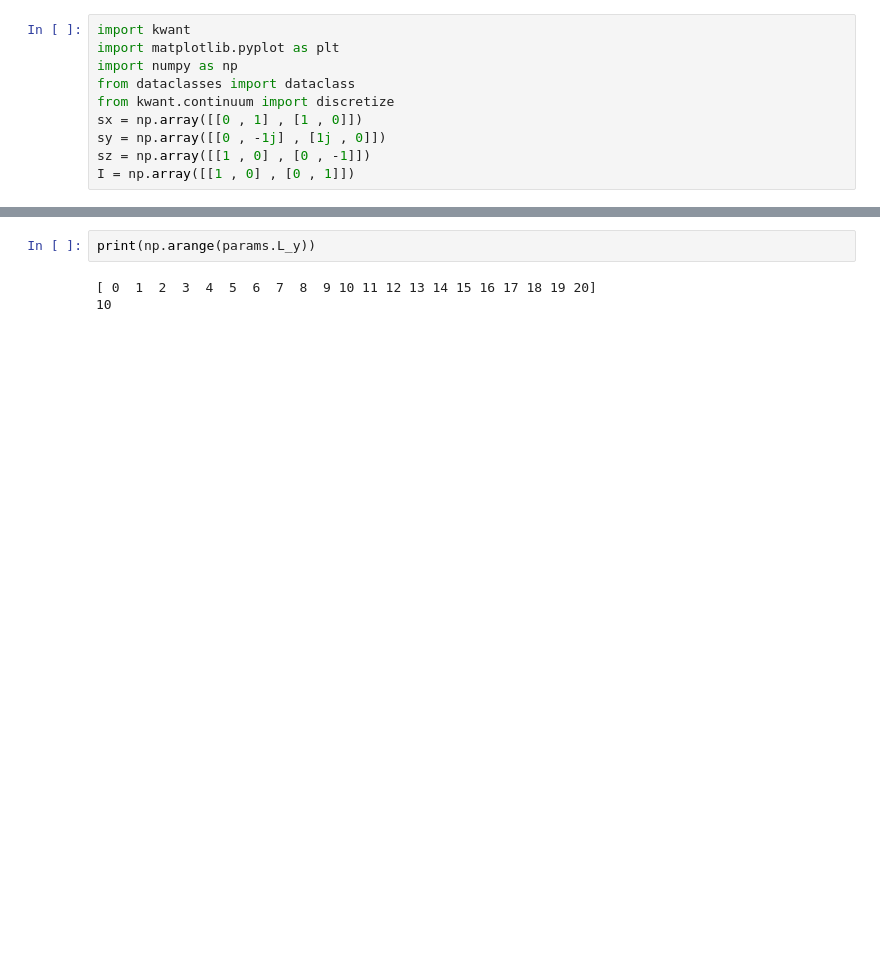
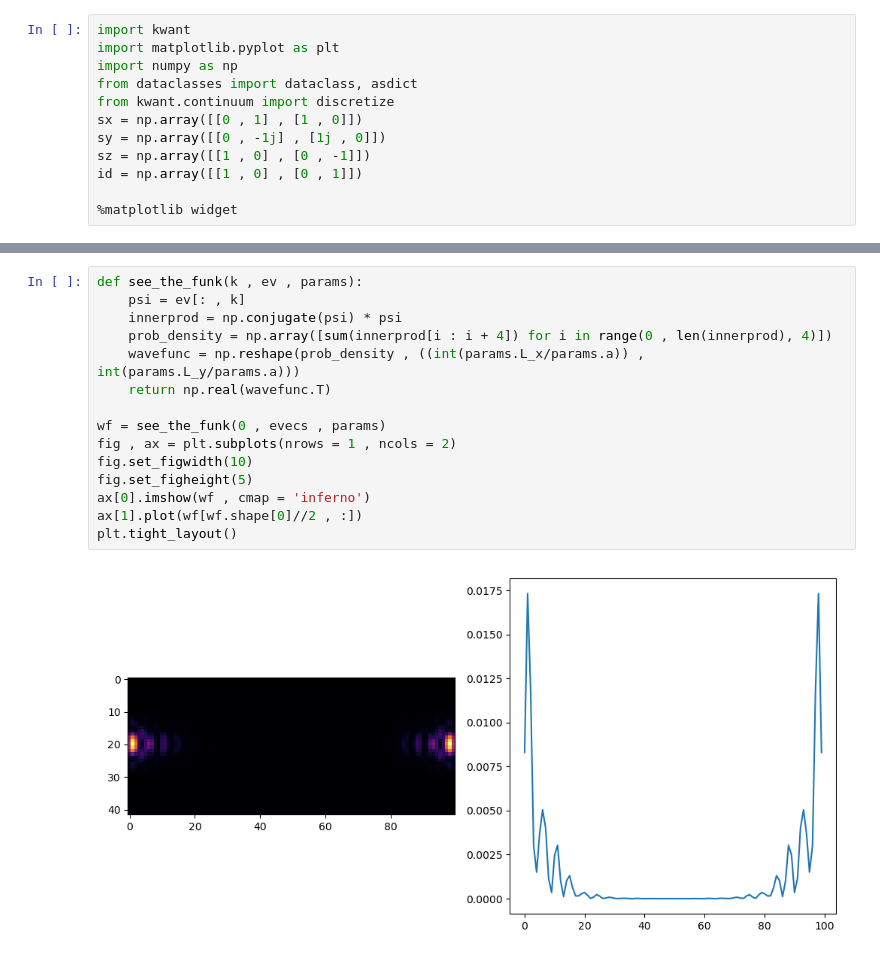
Before and after one commit to krishtoffel99/Josephson-Investigations-Old, a Jupyter notebook: Josephson effect and Supercurrents/Rashba2DEGJunction/RashbaPlanarJosephsonJunction.ipynb, the cells around one changed output, grey strips where cells are left out. Saved outputs shown, nothing was run; the diff lists cells and outputs as text; blank space fills up the shorter version.

```diff
--- a/Josephson effect and Supercurrents/Rashba2DEGJunction/RashbaPlanarJosephsonJunction.ipynb
+++ b/Josephson effect and Supercurrents/Rashba2DEGJunction/RashbaPlanarJosephsonJunction.ipynb
@@ -2,10 +2,12 @@
 import kwant
 import matplotlib.pyplot as plt
 import numpy as np
-from dataclasses import dataclass
+from dataclasses import dataclass, asdict
 from kwant.continuum import discretize
 sx = np.array([[0 , 1] , [1 , 0]])
 sy = np.array([[0 , -1j] , [1j , 0]])
 sz = np.array([[1 , 0] , [0 , -1]])
-I = np.array([[1 , 0] , [0 , 1]])
+id = np.array([[1 , 0] , [0 , 1]])
+
+%matplotlib widget
 # %%
@@ -54,5 +120,17 @@ KeyboardInterrupt:
-# %%
-print(np.arange(params.L_y))
-# %% [output]
-[ 0  1  2  3  4  5  6  7  8  9 10 11 12 13 14 15 16 17 18 19 20]
-10
+# %%
+def see_the_funk(k , ev , params):
+    psi = ev[: , k]
+    innerprod = np.conjugate(psi) * psi
+    prob_density = np.array([sum(innerprod[i : i + 4]) for i in range(0 , len(innerprod), 4)])
+    wavefunc = np.reshape(prob_density , ((int(params.L_x/params.a)) , int(params.L_y/params.a)))
+    return np.real(wavefunc.T)
+
+wf = see_the_funk(0 , evecs , params)
+fig , ax = plt.subplots(nrows = 1 , ncols = 2)
+fig.set_figwidth(10)
+fig.set_figheight(5)
+ax[0].imshow(wf , cmap = 'inferno')
+ax[1].plot(wf[wf.shape[0]//2 , :])
+plt.tight_layout()
+# %% [output]
+[figure, added]
```
Also changed, not shown: parts of 2 cells of this notebook, 1 other file.
